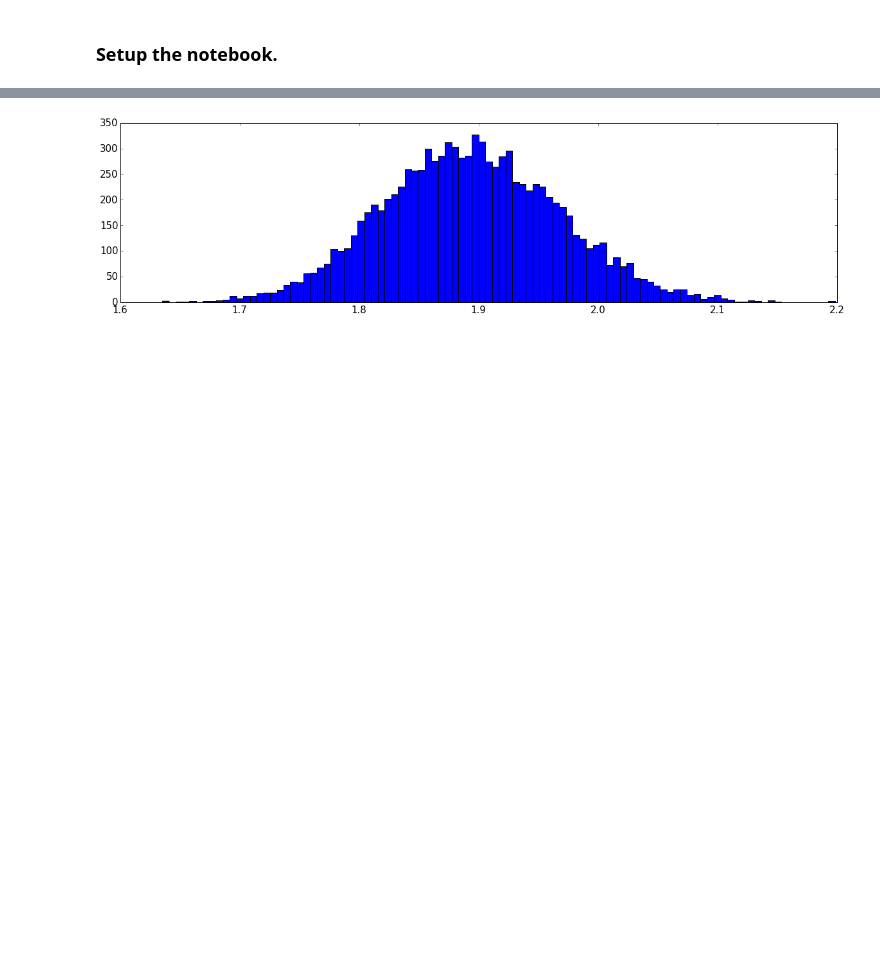
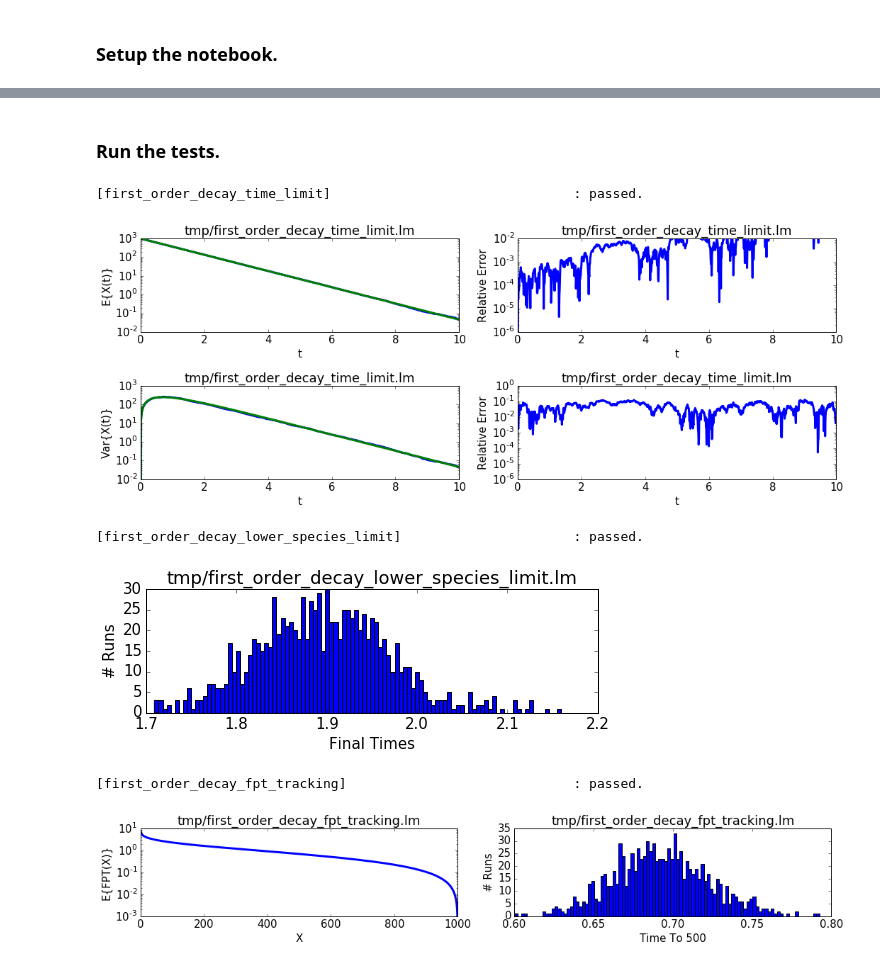
Before and after one commit to telamonian/lmes, a Jupyter notebook: regression/cme_propensity_first_order_decay/test.ipynb, the cells around one changed output, grey strips where cells are left out. Saved outputs shown, nothing was run; the diff lists cells and outputs as text; code cells hidden in the pictures; blank space fills up the shorter version.

```diff
--- a/regression/cme_propensity_first_order_decay/test.ipynb
+++ b/regression/cme_propensity_first_order_decay/test.ipynb
@@ -15,7 +15,10 @@ pass
 # %%
 import h5py
 import math
-testNames=[]
+testNames=["first_order_decay_time_limit",
+           #"first_order_decay_no_limit",
+           "first_order_decay_lower_species_limit",
+           "first_order_decay_fpt_tracking"]
 test_names_bash_list=" ".join(testNames)
 def isclose(a, b, rel_tol=1e-09, abs_tol=0.0):
     return abs(a-b) <= max(rel_tol * max(abs(a), abs(b)), abs_tol)
@@ -277,20 +184,28 @@ pass
-# %%
-# Plot the time to a specific count.
-X=150
-dirname="data/4"
-filename="%s/first_order_decay.lm"%dirname
-fp = h5py.File(filename, "r")
-replicates=fp["/Simulations"].keys()
-finalTimes=[]
-for replicate in replicates:
-    counts=np.array(fp["/Simulations/%s/FirstPassageTimes/00/Counts"%replicate], dtype=double)
-    times=np.array(fp["/Simulations/%s/FirstPassageTimes/00/Times"%replicate], dtype=double)
-    if counts[X] != X:
-        print "Final count was not correct %d=%d"%(replicate,counts[X])
-    else:
-        finalTimes.append(times[X])
-matplotlib.rcParams.update({'font.size': 15, "figure.figsize": (20,5)})
-hist(finalTimes,100)
-pass
-# %% [output]
-[figure, removed]
+# %% [markdown]
+### Run the tests.
+# %%
+testMethods = {"first_order_decay_time_limit": test_first_order_decay_time_limit,
+               "first_order_decay_lower_species_limit": test_first_order_decay_lower_species_limit,
+               "first_order_decay_fpt_tracking": test_first_order_decay_fpt_tracking}
+matplotlib.rcParams.update({'font.size': 15, "figure.figsize": (20,5*len(testNames))})
+i=1
+for testName in testNames:
+    try:
+        testOutputFilename="tmp/%s.lm"%(testName)
+        testMethods[testName](testOutputFilename)
+    except Exception as e:
+        print "%-60s : FAILED with:"%("["+testName+"]"),e
+    except:
+        print "%-60s : FAILED with: Unknown exception"%("["+testName+"]")
+    else:
+        print "%-60s : passed."%("["+testName+"]")
+    plt.tight_layout()
+    plt.show()
+pass
+# %% [output]
+[first_order_decay_time_limit]                               : passed.
+[figure, added]
+[first_order_decay_lower_species_limit]                      : passed.
+[figure, added]
+[first_order_decay_fpt_tracking]                             : passed.
+[figure, added]
```
Also changed, not shown: parts of 20 cells of this notebook, 3 other files.
